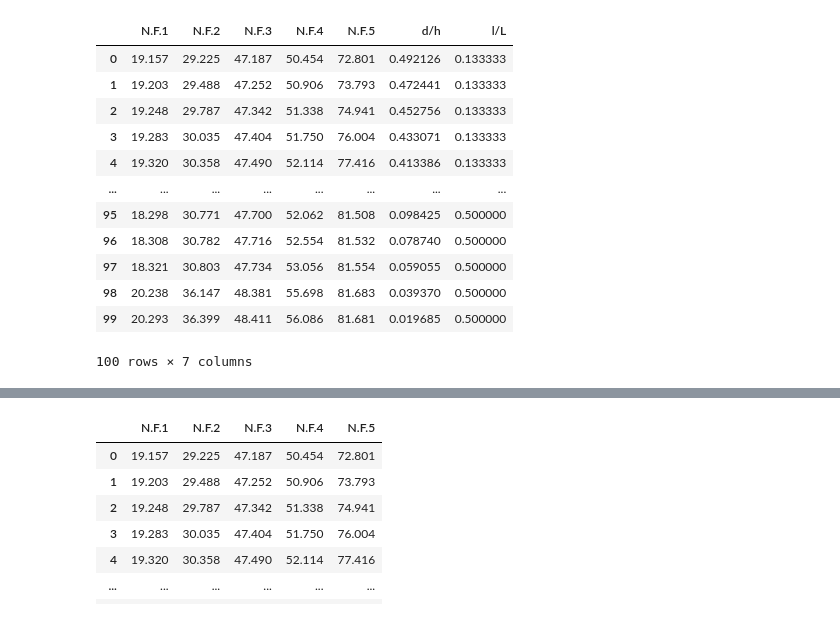
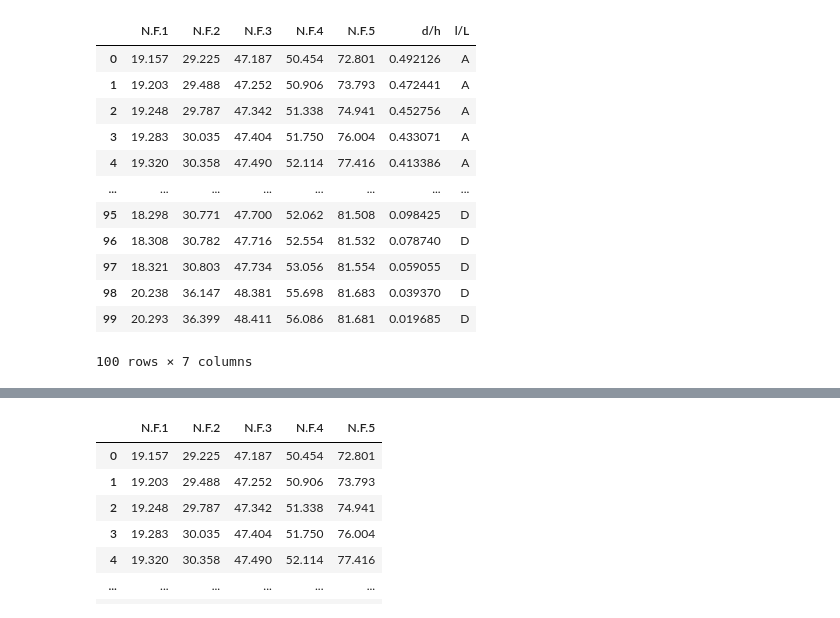
Before and after one commit to LiTaokui/TensorFlow-EXAMPLE, a Jupyter notebook: Tensorflow_example.ipynb, the cells around one changed output, grey strips where cells are left out. Cells and saved outputs as stored; diff of their text form; code cells hidden in the pictures.

```diff
--- a/Tensorflow_example.ipynb
+++ b/Tensorflow_example.ipynb
@@ -7,19 +7,19 @@ import pandas as pd
 import matplotlib.pyplot as plt
 # %%
 # read csv file
-frame = pd.read_csv("/content/ANN I beam data.csv.csv")
-frame
+frame_0 = pd.read_csv("/content/ANN Frame data.csv")
+frame_0
 # %% [output]
 |  | N.F.1 | N.F.2 | N.F.3 | N.F.4 | N.F.5 | d/h | l/L |
-| 0 | 19.157 | 29.225 | 47.187 | 50.454 | 72.801 | 0.492126 | 0.133333 |
-| 1 | 19.203 | 29.488 | 47.252 | 50.906 | 73.793 | 0.472441 | 0.133333 |
-| 2 | 19.248 | 29.787 | 47.342 | 51.338 | 74.941 | 0.452756 | 0.133333 |
-| 3 | 19.283 | 30.035 | 47.404 | 51.750 | 76.004 | 0.433071 | 0.133333 |
-| 4 | 19.320 | 30.358 | 47.490 | 52.114 | 77.416 | 0.413386 | 0.133333 |
+| 0 | 19.157 | 29.225 | 47.187 | 50.454 | 72.801 | 0.492126 | A |
+| 1 | 19.203 | 29.488 | 47.252 | 50.906 | 73.793 | 0.472441 | A |
+| 2 | 19.248 | 29.787 | 47.342 | 51.338 | 74.941 | 0.452756 | A |
+| 3 | 19.283 | 30.035 | 47.404 | 51.750 | 76.004 | 0.433071 | A |
+| 4 | 19.320 | 30.358 | 47.490 | 52.114 | 77.416 | 0.413386 | A |
 | ... | ... | ... | ... | ... | ... | ... | ... |
-| 95 | 18.298 | 30.771 | 47.700 | 52.062 | 81.508 | 0.098425 | 0.500000 |
-| 96 | 18.308 | 30.782 | 47.716 | 52.554 | 81.532 | 0.078740 | 0.500000 |
-| 97 | 18.321 | 30.803 | 47.734 | 53.056 | 81.554 | 0.059055 | 0.500000 |
-| 98 | 20.238 | 36.147 | 48.381 | 55.698 | 81.683 | 0.039370 | 0.500000 |
-| 99 | 20.293 | 36.399 | 48.411 | 56.086 | 81.681 | 0.019685 | 0.500000 |
+| 95 | 18.298 | 30.771 | 47.700 | 52.062 | 81.508 | 0.098425 | D |
+| 96 | 18.308 | 30.782 | 47.716 | 52.554 | 81.532 | 0.078740 | D |
+| 97 | 18.321 | 30.803 | 47.734 | 53.056 | 81.554 | 0.059055 | D |
+| 98 | 20.238 | 36.147 | 48.381 | 55.698 | 81.683 | 0.039370 | D |
+| 99 | 20.293 | 36.399 | 48.411 | 56.086 | 81.681 | 0.019685 | D |
 100 rows × 7 columns
```
Also changed, not shown: parts of 11 cells of this notebook.
